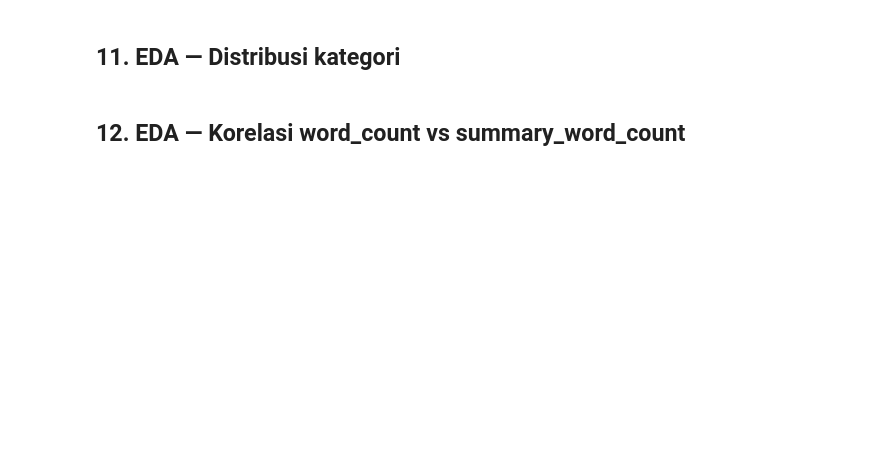
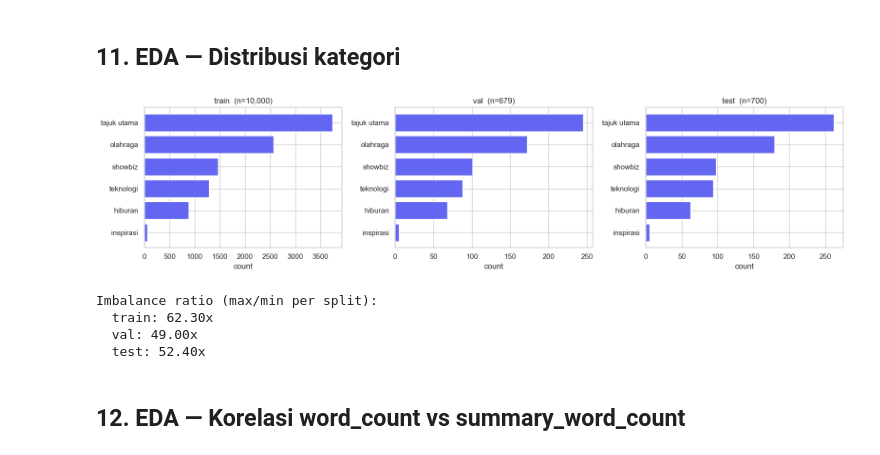
Before and after one commit to FadhRach/NLP-Project-Summarization, a Jupyter notebook: notebook/text_conversion.ipynb, the cells around one changed output. Saved outputs shown, nothing was run; the diff lists cells and outputs as text; code cells hidden in the pictures; blank space fills up the shorter version.

```diff
--- a/notebook/text_conversion.ipynb
+++ b/notebook/text_conversion.ipynb
@@ -51,7 +56,9 @@ if (CWD / "dataset" / "indosum").exists():
 elif (CWD.parent / "dataset" / "indosum").exists():
     ROOT = CWD.parent
 else:
-    raise FileNotFoundError("Tidak menemukan dataset/indosum/ — jalankan dari root project atau notebook/")
+    raise FileNotFoundError(
+        "Tidak menemukan dataset/indosum/ — jalankan dari root project atau notebook/"
+    )
 
 DATASET_DIR = ROOT / "dataset" / "indosum"
 OUTPUT_DIR  = ROOT / "data"
@@ -149,0 +170,18 @@ print("Sample keys:", list(raw_train[0].keys()))
+# %%
+# Inspect raw structure of one record before any processing
+sample_raw = raw_train[0]
+print("Keys     :", list(sample_raw.keys()))
+print("category :", sample_raw.get("category"))
+print("source   :", sample_raw.get("source"))
+print("id       :", sample_raw.get("id"))
+
+paras = sample_raw["paragraphs"]
+print(f"\nparagraphs: {len(paras)} paragraphs")
+for i, para in enumerate(paras[:3]):
+    print(f"  para[{i}]: {len(para)} sentences, first tokens = {para[0][:5]}")
+
+gold = sample_raw["gold_labels"]
+print(f"\ngold_labels: {len(gold)} paragraphs, labels per para = {[len(p) for p in gold]}")
+
+summ = sample_raw["summary"]
+print(f"\nsummary: {len(summ)} sentences, first = {summ[0][:8]}")
@@ -346,18 +521,28 @@ plt.tight_layout(); plt.show()
 ## 11. EDA — Distribusi kategori
 # %%
 fig, axes = plt.subplots(1, 3, figsize=(16, 4))
-for ax, df, title in zip(axes, [df_train_final, df_val_final, df_test_final], ["train", "val", "test"]):
+for ax, df, title in zip(
+    axes,
+    [df_train_final, df_val_final, df_test_final],
+    ["train", "val", "test"],
+):
     vc = df["category"].value_counts()
     ax.barh(vc.index[::-1], vc.values[::-1], color="#6366f1")
     ax.set_title(f"{title}  (n={len(df):,})")
     ax.set_xlabel("count")
-plt.tight_layout(); plt.show()
+plt.tight_layout()
+plt.show()
 
-# Cek imbalance
 print("\nImbalance ratio (max/min per split):")
 for df, name in [(df_train_final, "train"), (df_val_final, "val"), (df_test_final, "test")]:
     vc = df["category"].value_counts()
     print(f"  {name}: {vc.max() / max(vc.min(), 1):.2f}x")
+# %% [output]
+[figure, added]
+Imbalance ratio (max/min per split):
+  train: 62.30x
+  val: 49.00x
+  test: 52.40x
 # %% [markdown]
 ## 12. EDA — Korelasi word_count vs summary_word_count
 # %%
```
Also changed, not shown: parts of 25 cells of this notebook, 6 other files.
